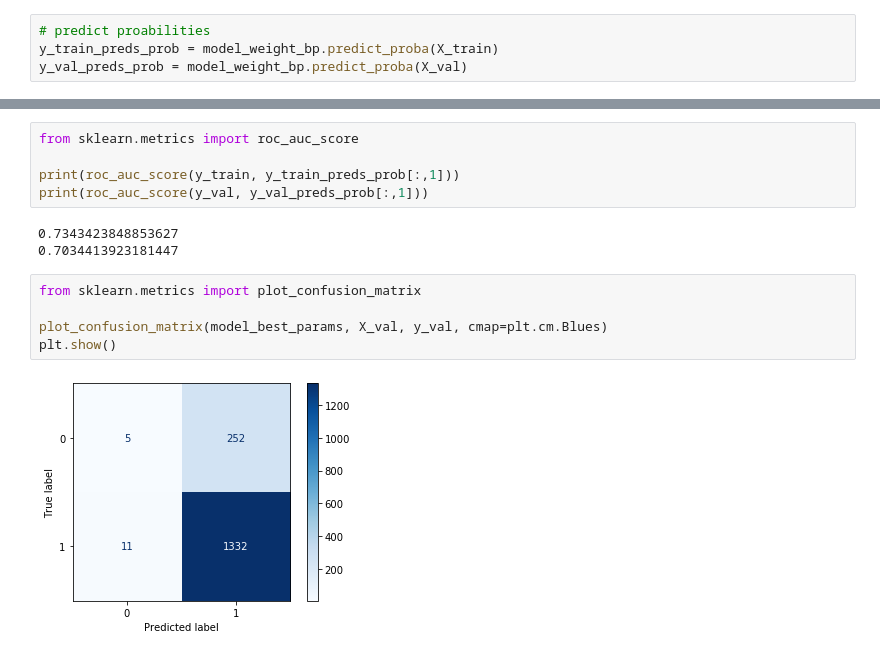
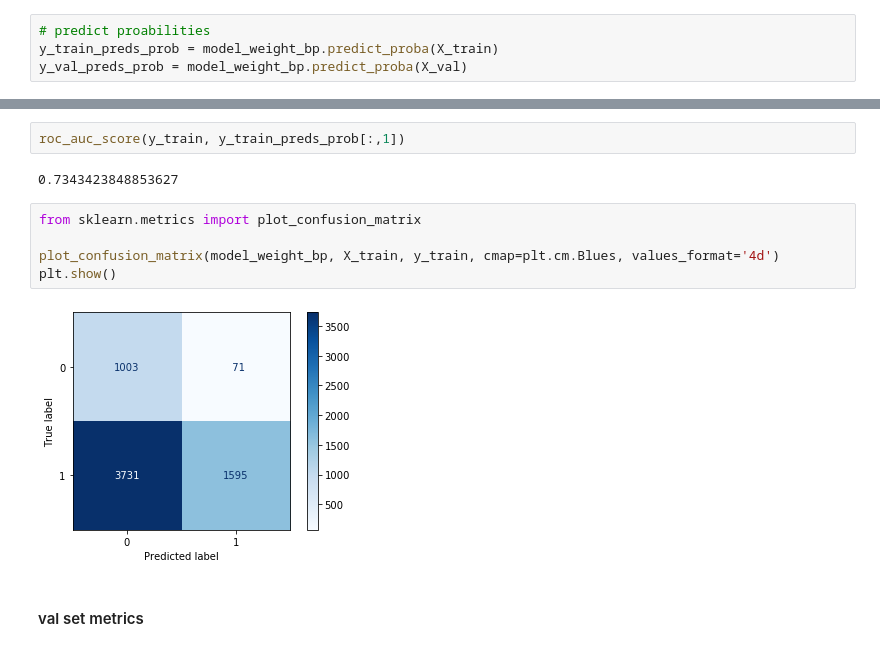
Before and after one commit to Reasmey/adsi_group2leftfeet, a Jupyter notebook: notebooks/data_sampling.ipynb, the cells around one changed output, grey strips where cells are left out. Cells and saved outputs as stored; diff of their text form.

```diff
--- a/notebooks/data_sampling.ipynb
+++ b/notebooks/data_sampling.ipynb
@@ -216,15 +218,13 @@ weighted avg       0.70      0.84      0.77      1600
-# %%
-from sklearn.metrics import roc_auc_score
-
-print(roc_auc_score(y_train, y_train_preds_prob[:,1]))
-print(roc_auc_score(y_val, y_val_preds_prob[:,1]))
-# %% [output]
-0.7343423848853627
-0.7034413923181447
+# %%
+roc_auc_score(y_train, y_train_preds_prob[:,1])
+# %% [output]
+0.7343423848853627
 # %%
 from sklearn.metrics import plot_confusion_matrix
 
-plot_confusion_matrix(model_best_params, X_val, y_val, cmap=plt.cm.Blues)
+plot_confusion_matrix(model_weight_bp, X_train, y_train, cmap=plt.cm.Blues, values_format='4d')
 plt.show()
 # %% [output]
-[figure, old version]
+[figure, new version]
+# %% [markdown]
+#### val set metrics
```
Also changed, not shown: parts of 17 cells of this notebook, 12 other files.
